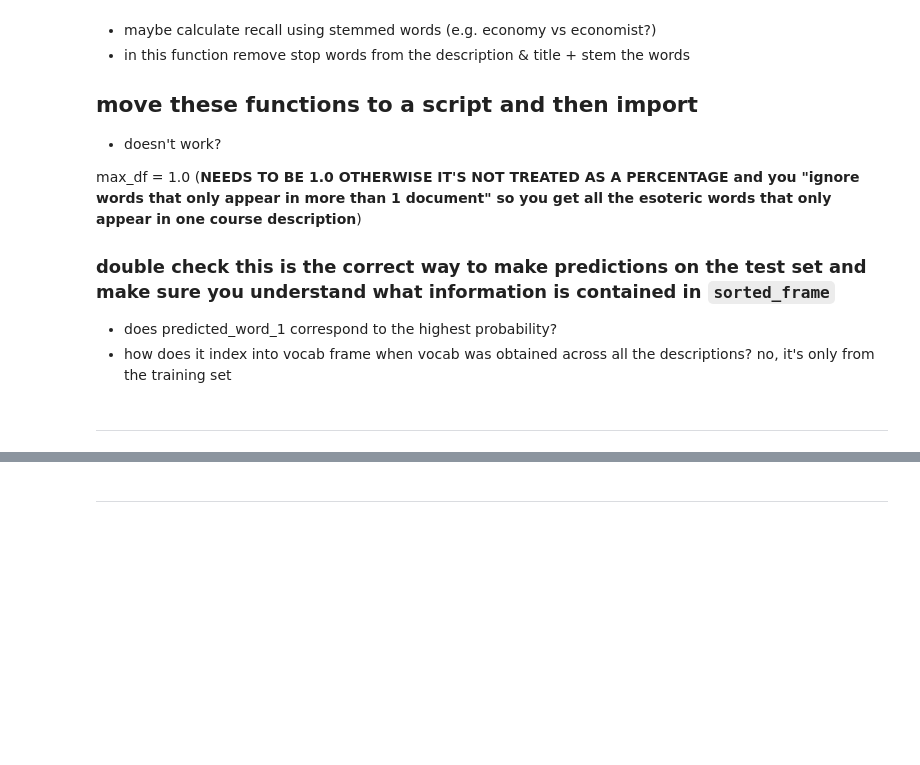
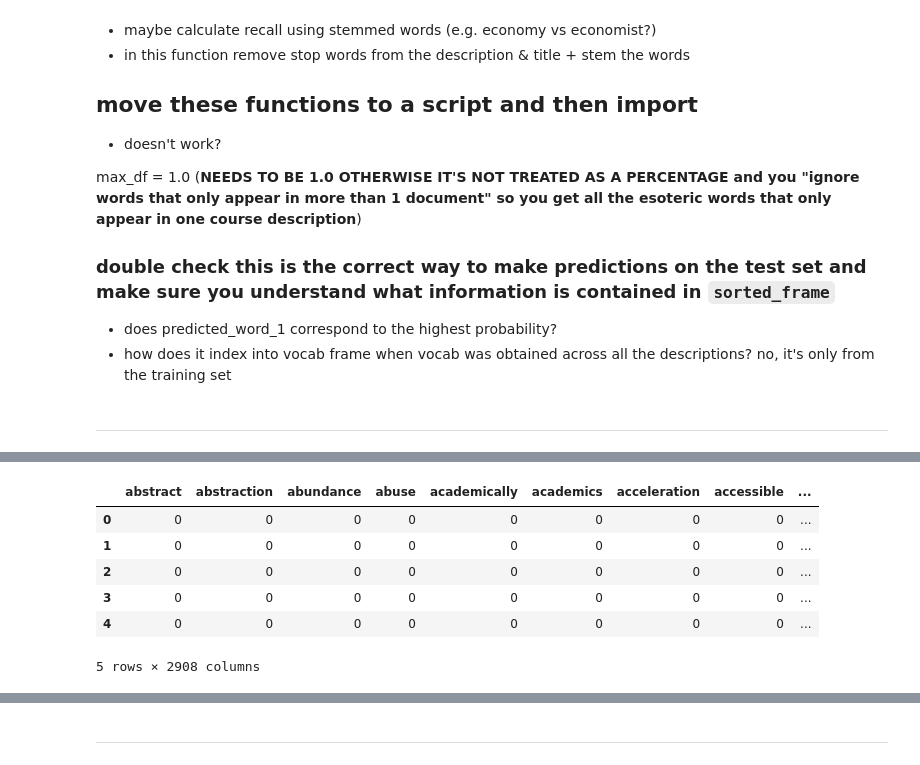
Before and after one commit to matthew-dong-dev/ICS-research, a Jupyter notebook: keywords_research.ipynb, the cells around one changed output, grey strips where cells are left out. Cells and saved outputs as stored; diff of their text form; code cells hidden in the pictures; blank space fills up the shorter version.

```diff
--- a/keywords_research.ipynb
+++ b/keywords_research.ipynb
@@ -103,0 +280,13 @@ max_df = 0.0028
+# %%
+countvec = CountVectorizer()
+count_tdm = countvec.fit_transform(production_keywords_df['course_keywords'])
+count_df = pd.DataFrame(count_tdm.toarray(), columns=countvec.get_feature_names())
+count_df.head()
+# %% [output]
+|  | abstract | abstraction | abundance | abuse | academically | academics | acceleration | accessible | ... |
+| 0 | 0 | 0 | 0 | 0 | 0 | 0 | 0 | 0 | ... |
+| 1 | 0 | 0 | 0 | 0 | 0 | 0 | 0 | 0 | ... |
+| 2 | 0 | 0 | 0 | 0 | 0 | 0 | 0 | 0 | ... |
+| 3 | 0 | 0 | 0 | 0 | 0 | 0 | 0 | 0 | ... |
+| 4 | 0 | 0 | 0 | 0 | 0 | 0 | 0 | 0 | ... |
+5 rows × 2908 columns
```
Also changed, not shown: parts of 36 cells of this notebook, 2 other files.
